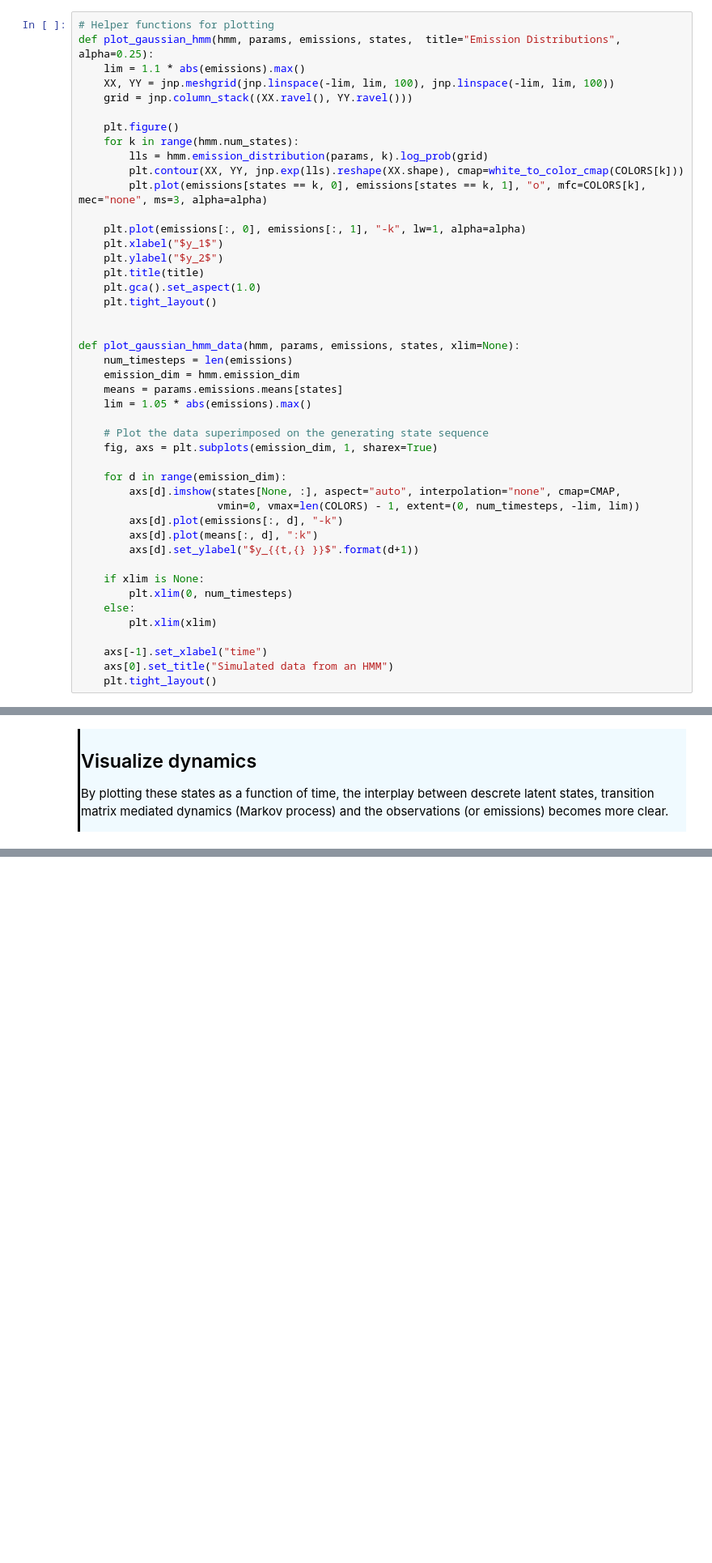
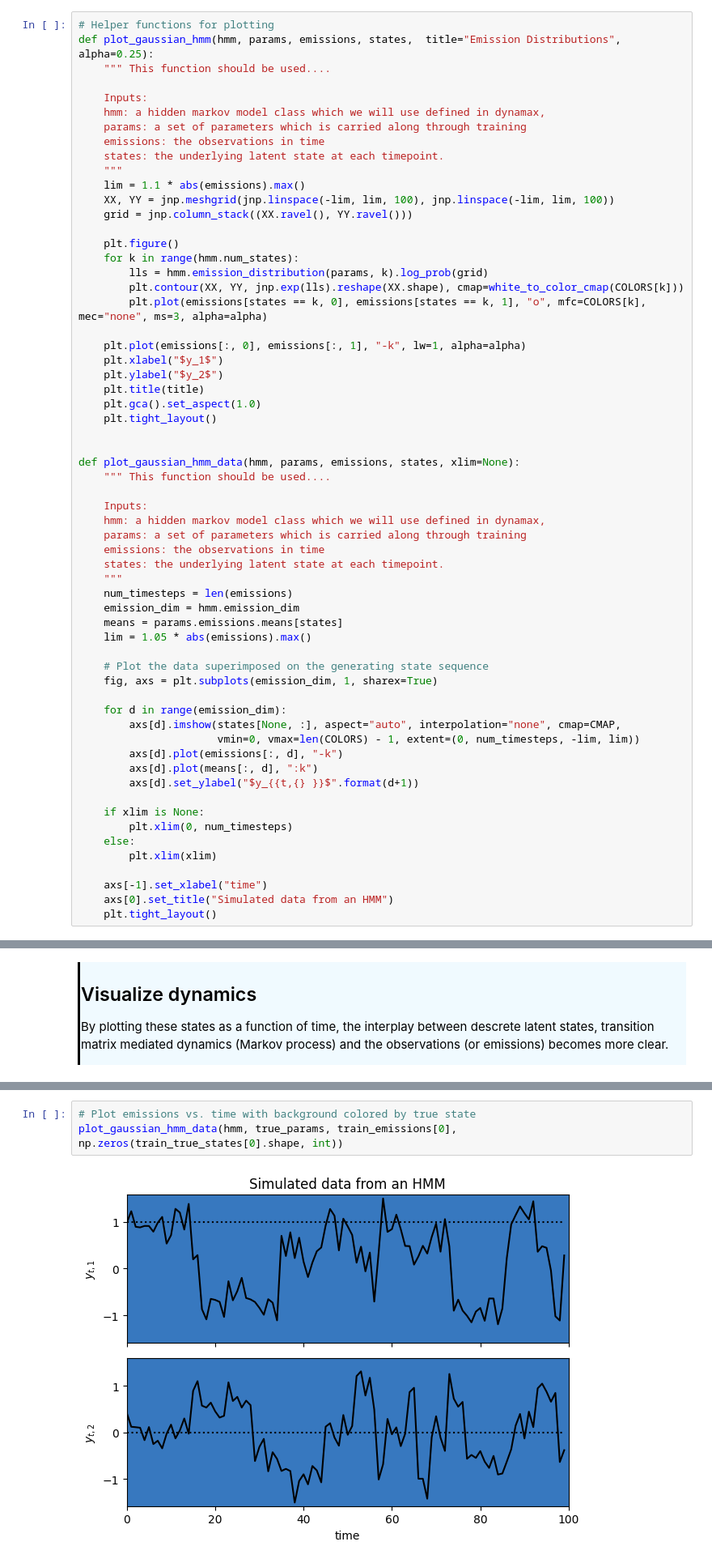
Before and after one commit to AllenSWDB/swdb_visualbehavior_template, a Jupyter notebook: code/Workshop_2.ipynb, the cells around one changed output, grey strips where cells are left out. Shown at 81% size. Saved outputs shown, nothing was run; the diff lists cells and outputs as text; blank space fills up the shorter version.

```diff
--- a/code/Workshop_2.ipynb
+++ b/code/Workshop_2.ipynb
@@ -270,6 +300,14 @@ No GPU/TPU found, falling back to CPU. (Set TF_CPP_MIN_LOG_LEVEL=0 and rerun for
 # %%
 # Helper functions for plotting
 def plot_gaussian_hmm(hmm, params, emissions, states,  title="Emission Distributions", alpha=0.25):
+    """ This function should be used....
+
+    Inputs:
+    hmm: a hidden markov model class which we will use defined in dynamax,
+    params: a set of parameters which is carried along through training
+    emissions: the observations in time
+    states: the underlying latent state at each timepoint.
+    """
     lim = 1.1 * abs(emissions).max()
     XX, YY = jnp.meshgrid(jnp.linspace(-lim, lim, 100), jnp.linspace(-lim, lim, 100))
     grid = jnp.column_stack((XX.ravel(), YY.ravel()))
@@ -289,6 +327,14 @@ def plot_gaussian_hmm(hmm, params, emissions, states,  title="Emission Distribut
 
 
 def plot_gaussian_hmm_data(hmm, params, emissions, states, xlim=None):
+    """ This function should be used....
+
+    Inputs:
+    hmm: a hidden markov model class which we will use defined in dynamax,
+    params: a set of parameters which is carried along through training
+    emissions: the observations in time
+    states: the underlying latent state at each timepoint.
+    """
     num_timesteps = len(emissions)
     emission_dim = hmm.emission_dim
     means = params.emissions.means[states]
@@ -368,3 +432,8 @@ plot_gaussian_hmm_data(hmm, true_params, train_emissions[0], train_true_states[0
+# %%
+# Plot emissions vs. time with background colored by true state
+plot_gaussian_hmm_data(hmm, true_params, train_emissions[0], np.zeros(train_true_states[0].shape, int))
+# %% [output]
+[figure, added]
 # %% [markdown]
 <div style="border-left: 3px solid #000; padding: 1px; padding-left: 10px; background: #F0FAFF; ">
 <h3> Write a helper function to perform leave-one-out cross-validation </h3>
```
Also changed, not shown: parts of 14 cells of this notebook, 4 other files.
